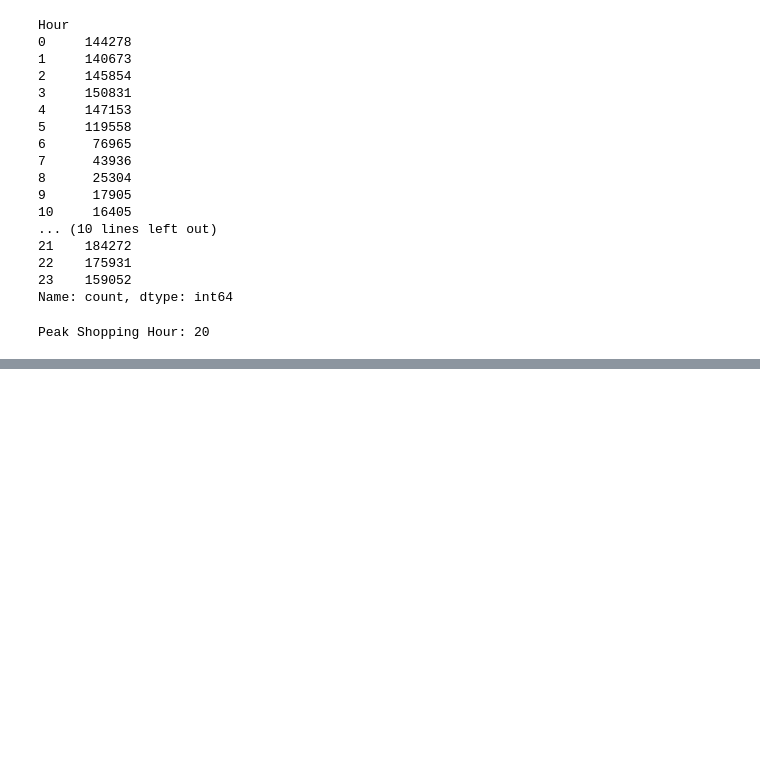
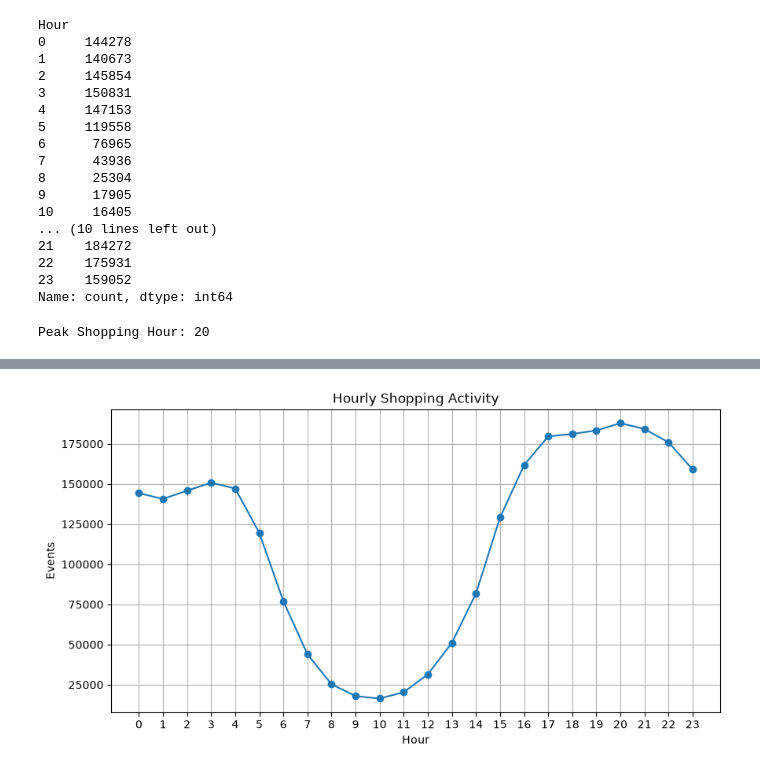
Before and after one commit to Rakeshyadav2005/Retail-Customer-Behavior-Analytics, a Jupyter notebook: notebooks/03_Exploratory_Data_Analysis-checkpoint.ipynb, the cells around one changed output, grey strips where cells are left out. Saved outputs shown, nothing was run; the diff lists cells and outputs as text; code cells hidden in the pictures; blank space fills up the shorter version.

```diff
--- a/notebooks/03_Exploratory_Data_Analysis-checkpoint.ipynb
+++ b/notebooks/03_Exploratory_Data_Analysis-checkpoint.ipynb
@@ -405,0 +470,25 @@ Peak Shopping Hour: 20
+# %%
+hourly = (
+    events["Hour"]
+    .value_counts()
+    .sort_index()
+)
+
+plt.figure(figsize=(10,5))
+
+plt.plot(
+    hourly.index,
+    hourly.values,
+    marker="o"
+)
+
+plt.title("Hourly Shopping Activity")
+plt.xlabel("Hour")
+plt.ylabel("Events")
+
+plt.xticks(range(24))
+plt.grid(True)
+
+plt.show()
+# %% [output]
+[figure, added]
```
Also changed, not shown: parts of 6 cells of this notebook.
